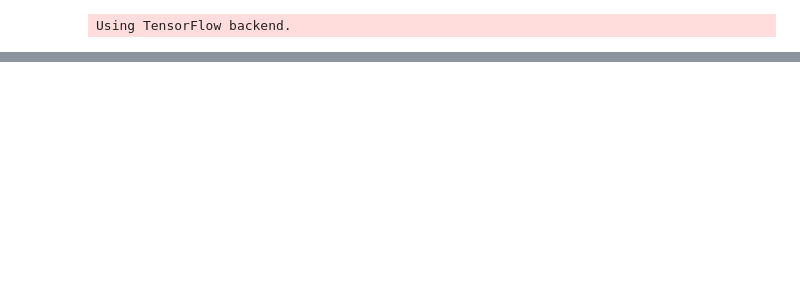
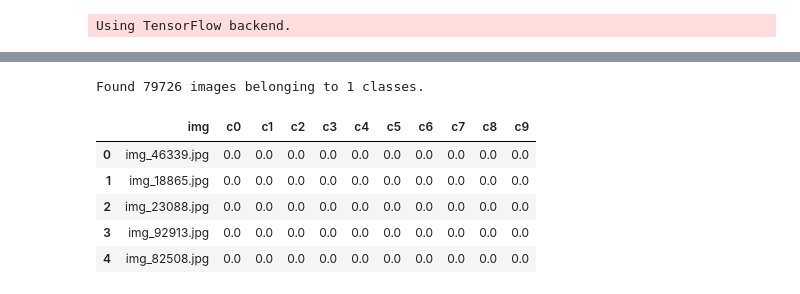
Before and after one commit to rosaann/driver, a Jupyter notebook: driver.ipynb, the cells around one changed output, grey strips where cells are left out. Drawn from its saved outputs; the diff is of its cells as text; code cells hidden in the pictures; blank space fills up the shorter version.

```diff
--- a/driver.ipynb
+++ b/driver.ipynb
@@ -441,14 +429,16 @@ def test_model(model, file_name):
 import pandas as pd
 import cv2
 #from keras.applications.vgg19 import preprocess_input
-#from keras.applications.resnet50 import preprocess_input, decode_predictions
-from keras.applications.inception_v3 import preprocess_input, decode_predictions
+#from keras.applications.inception_v3 import preprocess_input, decode_predictions
+from keras.applications.resnet50 import preprocess_input, decode_predictions
 
 def test_model_2(model, file_name):
     df = pd.read_csv("sample_submission.csv")
 
-    test_address = 'imgs/test'
+    test_address = 'imgs_2/data'
 
+  #  test_address = 'imgs_2/data/test'
+    test_filenames = os.listdir(test_address + '/test')
 
     test_datagen = ImageDataGenerator(
  #   shear_range=0.2,
@@ -459,18 +449,20 @@ def test_model_2(model, file_name):
     test_generator = test_datagen.flow_from_directory(
         test_address,
         target_size=(image_size[0], image_size[1]),
-        shuffle = "false",
+        shuffle = False,
         class_mode='categorical',
         batch_size=1)
 
     filenames = test_generator.filenames
     nb_samples = len(filenames)
 
-    y_pred = model.predict_generator(test_generator, steps = nb_samples)
-  #  print(y_pred)
-
+    print(len(test_filenames))
+    y_pred = model.predict_generator(test_generator, steps = len(test_filenames))
+    print(y_pred)
+    print('shape all')
+    print(y_pred.shape)
     for i, fname in enumerate(filenames):
-      #  print(fname)
+        print(fname)
         df.set_value(i, 'img', fname)
         sub_dirs = ['c0', 'c1', 'c2', 'c3', 'c4', 'c5', 'c6', 'c7', 'c8', 'c9']
         for ii, sb in enumerate(sub_dirs):
@@ -521,0 +524,14 @@ Epoch 1/1
+# %%
+model = load_model('model.h5')
+test_model_2(model, 'pred.csv')
+data = pd.read_csv("pred.csv")
+
+display(data.head())
+# %% [output]
+Found 79726 images belonging to 1 classes.
+|  | img | c0 | c1 | c2 | c3 | c4 | c5 | c6 | c7 | c8 | c9 |
+| 0 | img_46339.jpg | 0.0 | 0.0 | 0.0 | 0.0 | 0.0 | 0.0 | 0.0 | 0.0 | 0.0 | 0.0 |
+| 1 | img_18865.jpg | 0.0 | 0.0 | 0.0 | 0.0 | 0.0 | 0.0 | 0.0 | 0.0 | 0.0 | 0.0 |
+| 2 | img_23088.jpg | 0.0 | 0.0 | 0.0 | 0.0 | 0.0 | 0.0 | 0.0 | 0.0 | 0.0 | 0.0 |
+| 3 | img_92913.jpg | 0.0 | 0.0 | 0.0 | 0.0 | 0.0 | 0.0 | 0.0 | 0.0 | 0.0 | 0.0 |
+| 4 | img_82508.jpg | 0.0 | 0.0 | 0.0 | 0.0 | 0.0 | 0.0 | 0.0 | 0.0 | 0.0 | 0.0 |
```
Also changed, not shown: parts of 15 cells of this notebook.
